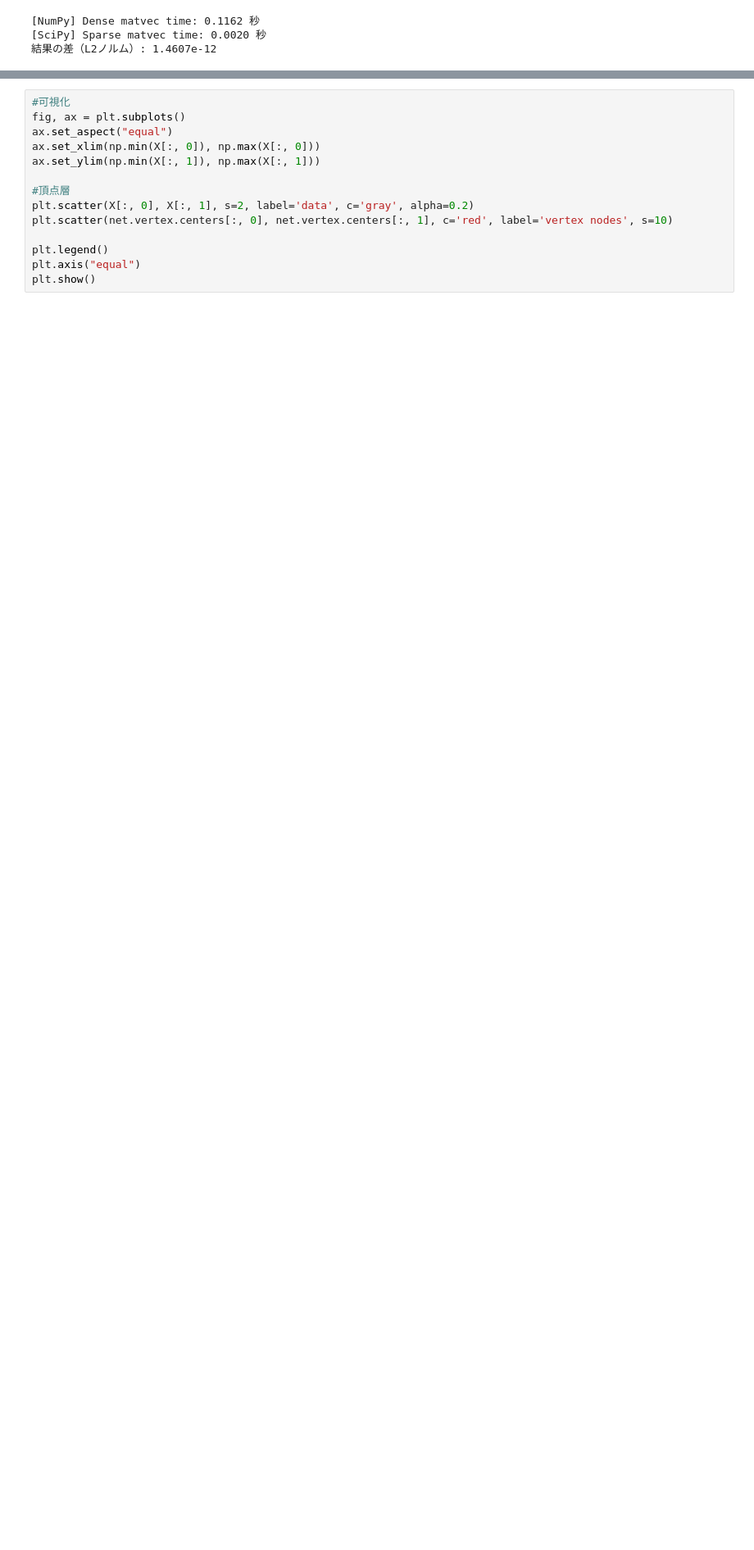
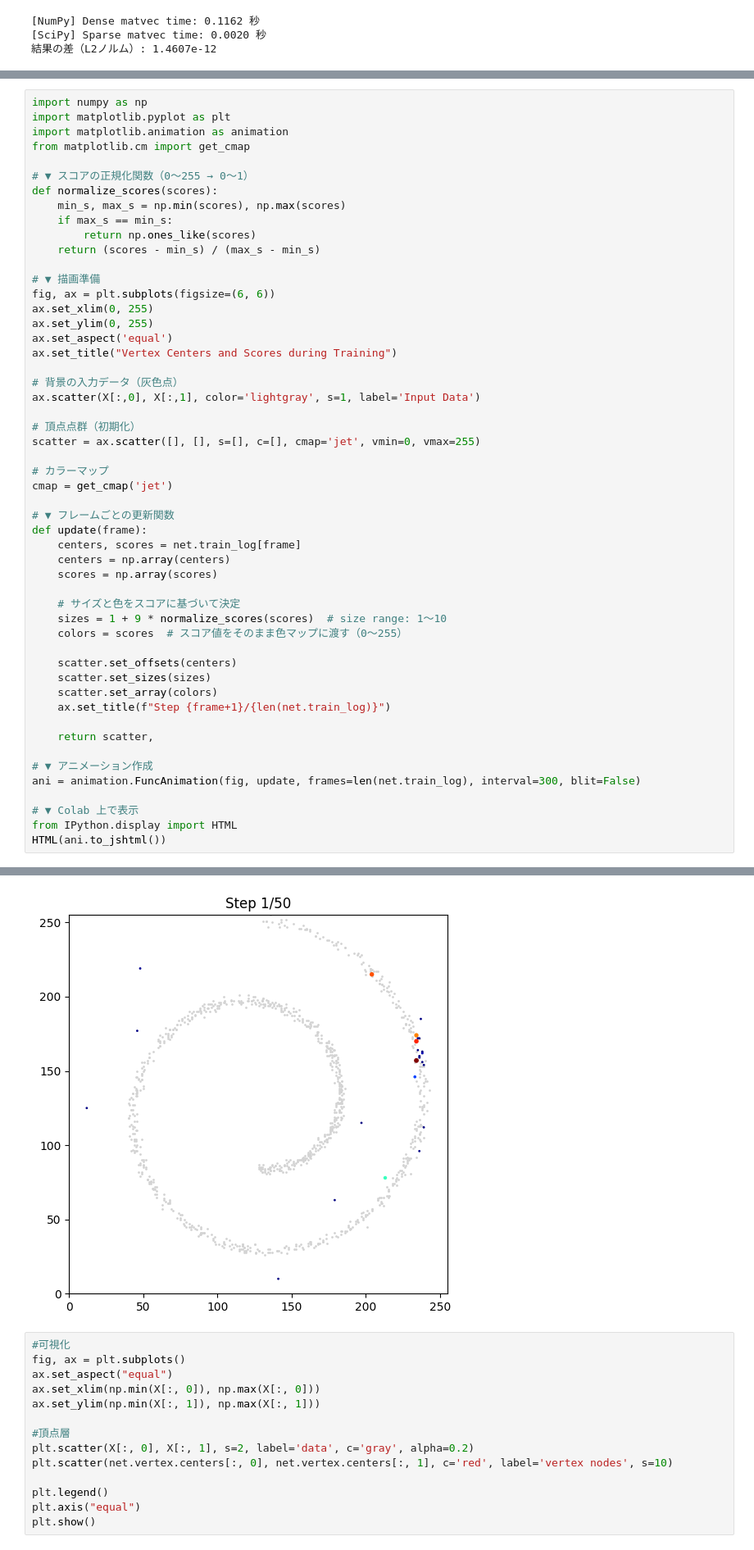
Before and after one commit to j-kohmaru-gunma/AraMaNet, a Jupyter notebook: AramaLibrary.v2.00.ipynb, the cells around one changed output, grey strips where cells are left out. Shown at 82% size. Cells and saved outputs as stored; diff of their text form; blank space fills up the shorter version.

Commit message:
Colab を使用して作成されました

```diff
--- a/AramaLibrary.v2.00.ipynb
+++ b/AramaLibrary.v2.00.ipynb
@@ -302,0 +270,53 @@ plt.close()
+# %%
+import numpy as np
+import matplotlib.pyplot as plt
+import matplotlib.animation as animation
+from matplotlib.cm import get_cmap
+
+# ▼ スコアの正規化関数（0〜255 → 0〜1）
+def normalize_scores(scores):
+    min_s, max_s = np.min(scores), np.max(scores)
+    if max_s == min_s:
+        return np.ones_like(scores)
+    return (scores - min_s) / (max_s - min_s)
+
+# ▼ 描画準備
+fig, ax = plt.subplots(figsize=(6, 6))
+ax.set_xlim(0, 255)
+ax.set_ylim(0, 255)
+ax.set_aspect('equal')
+ax.set_title("Vertex Centers and Scores during Training")
+
+# 背景の入力データ（灰色点）
+ax.scatter(X[:,0], X[:,1], color='lightgray', s=1, label='Input Data')
+
+# 頂点点群（初期化）
+scatter = ax.scatter([], [], s=[], c=[], cmap='jet', vmin=0, vmax=255)
+
+# カラーマップ
+cmap = get_cmap('jet')
+
+# ▼ フレームごとの更新関数
+def update(frame):
+    centers, scores = net.train_log[frame]
+    centers = np.array(centers)
+    scores = np.array(scores)
+
+    # サイズと色をスコアに基づいて決定
+    sizes = 1 + 9 * normalize_scores(scores)  # size range: 1～10
+    colors = scores  # スコア値をそのまま色マップに渡す（0～255）
+
+    scatter.set_offsets(centers)
+    scatter.set_sizes(sizes)
+    scatter.set_array(colors)
+    ax.set_title(f"Step {frame+1}/{len(net.train_log)}")
+
+    return scatter,
+
+# ▼ アニメーション作成
+ani = animation.FuncAnimation(fig, update, frames=len(net.train_log), interval=300, blit=False)
+
+# ▼ Colab 上で表示
+from IPython.display import HTML
+HTML(ani.to_jshtml())
+# %% [output]
@@ -303,3 +324,4 @@ plt.close()
+[figure, added]
 # %%
 #可視化
 fig, ax = plt.subplots()
```
Also changed, not shown: parts of 3 cells of this notebook.
